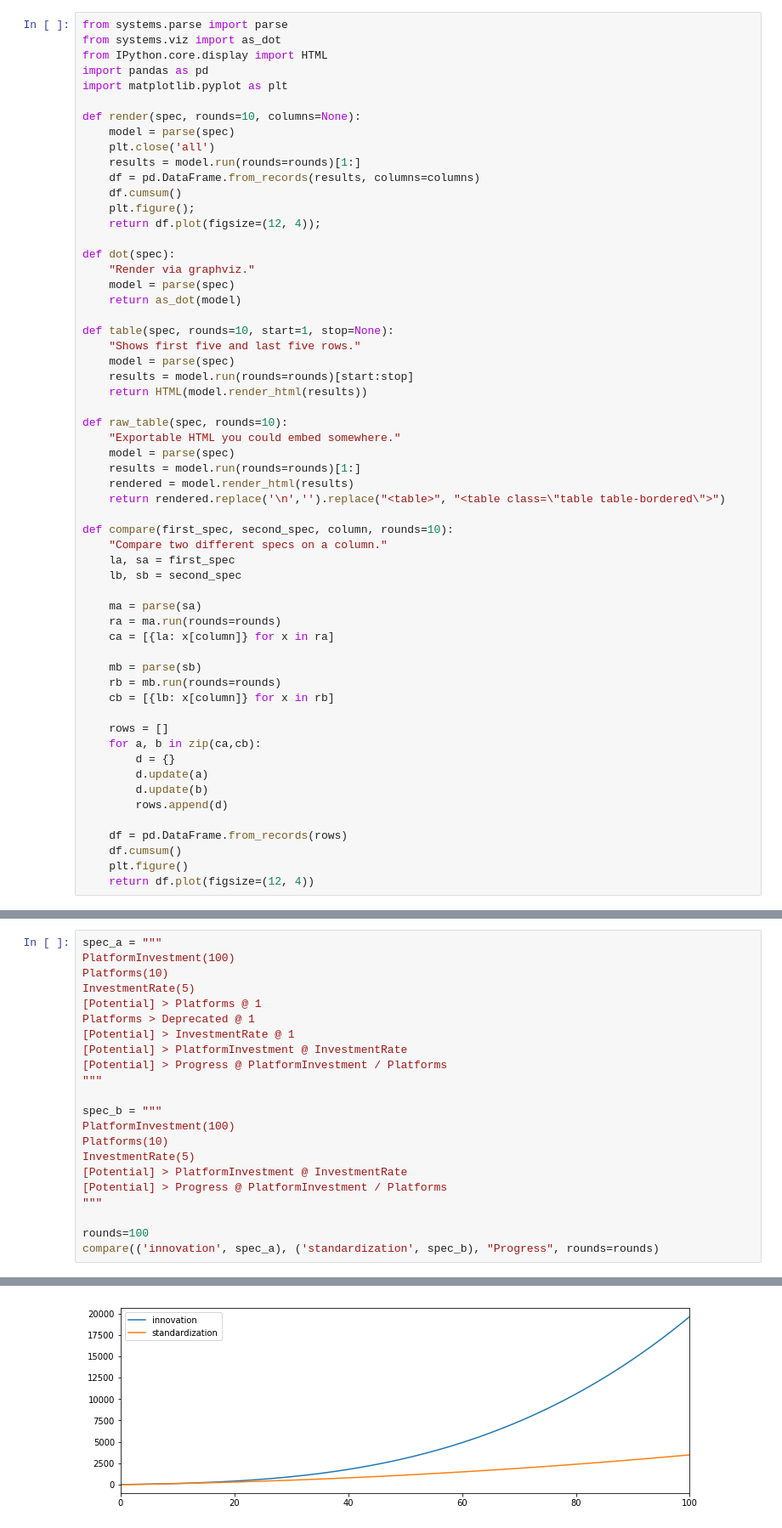
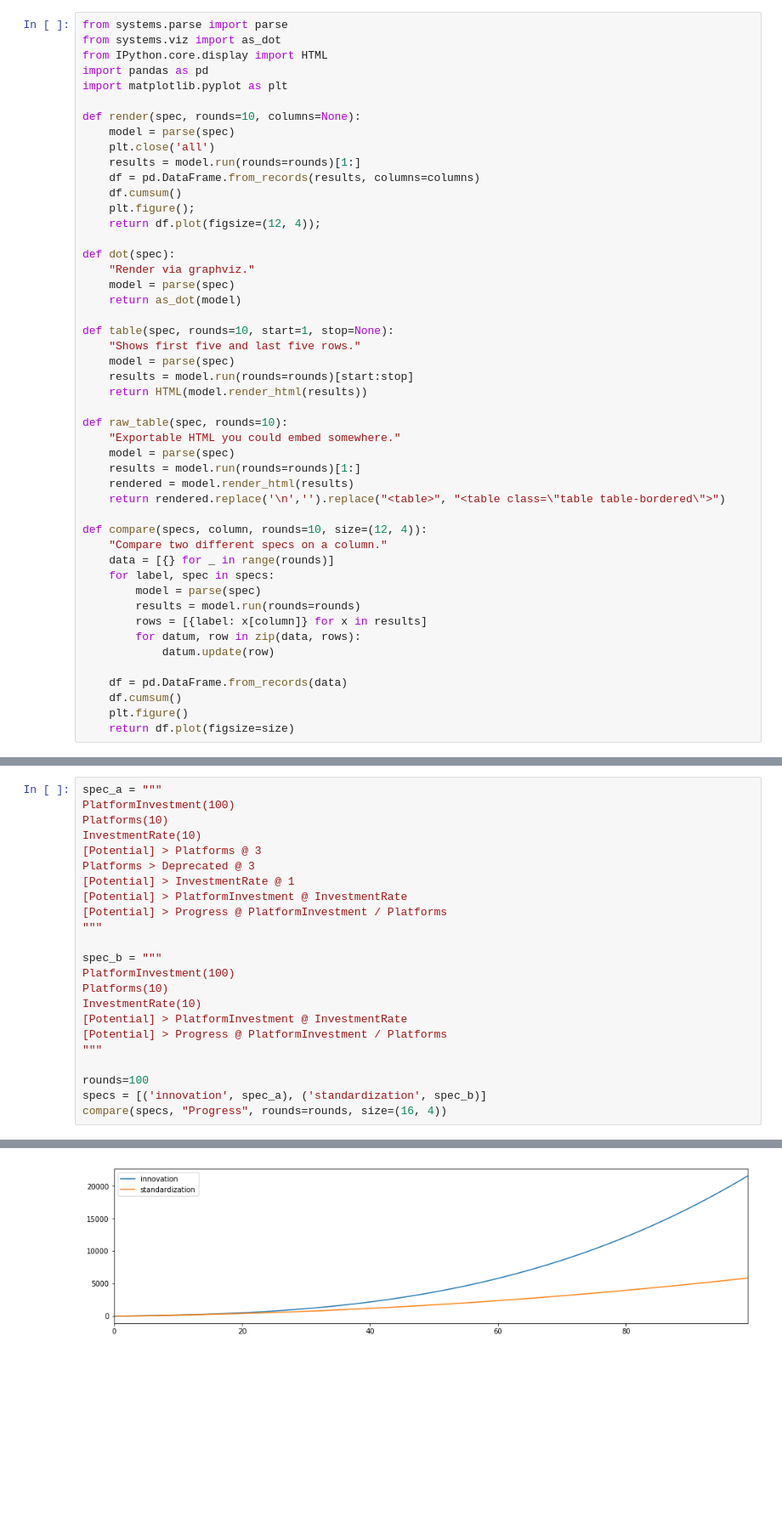
Before and after one commit to lethain/systems-explorations, a Jupyter notebook: Innovation.ipynb, the cells around one changed output, grey strips where cells are left out. Shown: that part at 85% size. Saved outputs shown, nothing was run; the diff lists cells and outputs as text; blank space fills up the shorter version.

Commit message:
Refactor compare to support N specs

```diff
--- a/Innovation.ipynb
+++ b/Innovation.ipynb
@@ -32,30 +32,20 @@ def raw_table(spec, rounds=10):
     rendered = model.render_html(results)
     return rendered.replace('\n','').replace("<table>", "<table class=\"table table-bordered\">")
 
-def compare(first_spec, second_spec, column, rounds=10):
+def compare(specs, column, rounds=10, size=(12, 4)):
     "Compare two different specs on a column."
-    la, sa = first_spec
-    lb, sb = second_spec
+    data = [{} for _ in range(rounds)]
+    for label, spec in specs:
+        model = parse(spec)
+        results = model.run(rounds=rounds)
+        rows = [{label: x[column]} for x in results]
+        for datum, row in zip(data, rows):
+            datum.update(row)
 
-    ma = parse(sa)
-    ra = ma.run(rounds=rounds)
-    ca = [{la: x[column]} for x in ra]
-
-    mb = parse(sb)
-    rb = mb.run(rounds=rounds)
-    cb = [{lb: x[column]} for x in rb]
-
-    rows = []
-    for a, b in zip(ca,cb):
-        d = {}
-        d.update(a)
-        d.update(b)
-        rows.append(d)
-
-    df = pd.DataFrame.from_records(rows)
+    df = pd.DataFrame.from_records(data)
     df.cumsum()
     plt.figure()
-    return df.plot(figsize=(12, 4))
+    return df.plot(figsize=size)
 # %%
 firstspec = """
 PlatformInvestment(100)
@@ -197,29 +201,30 @@ table(spec, rounds=rounds, start=-10)
 # %%
 spec_a = """
 PlatformInvestment(100)
 Platforms(10)
-InvestmentRate(5)
-[Potential] > Platforms @ 1
-Platforms > Deprecated @ 1
+InvestmentRate(10)
+[Potential] > Platforms @ 3
+Platforms > Deprecated @ 3
 [Potential] > InvestmentRate @ 1
 [Potential] > PlatformInvestment @ InvestmentRate
 [Potential] > Progress @ PlatformInvestment / Platforms
 """
 
 spec_b = """
 PlatformInvestment(100)
 Platforms(10)
-InvestmentRate(5)
+InvestmentRate(10)
 [Potential] > PlatformInvestment @ InvestmentRate
 [Potential] > Progress @ PlatformInvestment / Platforms
 """
 
 rounds=100
-compare(('innovation', spec_a), ('standardization', spec_b), "Progress", rounds=rounds)
+specs = [('innovation', spec_a), ('standardization', spec_b)]
+compare(specs, "Progress", rounds=rounds, size=(16, 4))
 # %% [output]
 <matplotlib.axes._subplots.AxesSubplot at 0x...>
 <Figure size 432x288 with 0 Axes>
-[figure, old version]
+[figure, new version]
 # %%
 spec_a = """
 PlatformInvestment(100)
```
Also changed, not shown: parts of 5 cells of this notebook.
